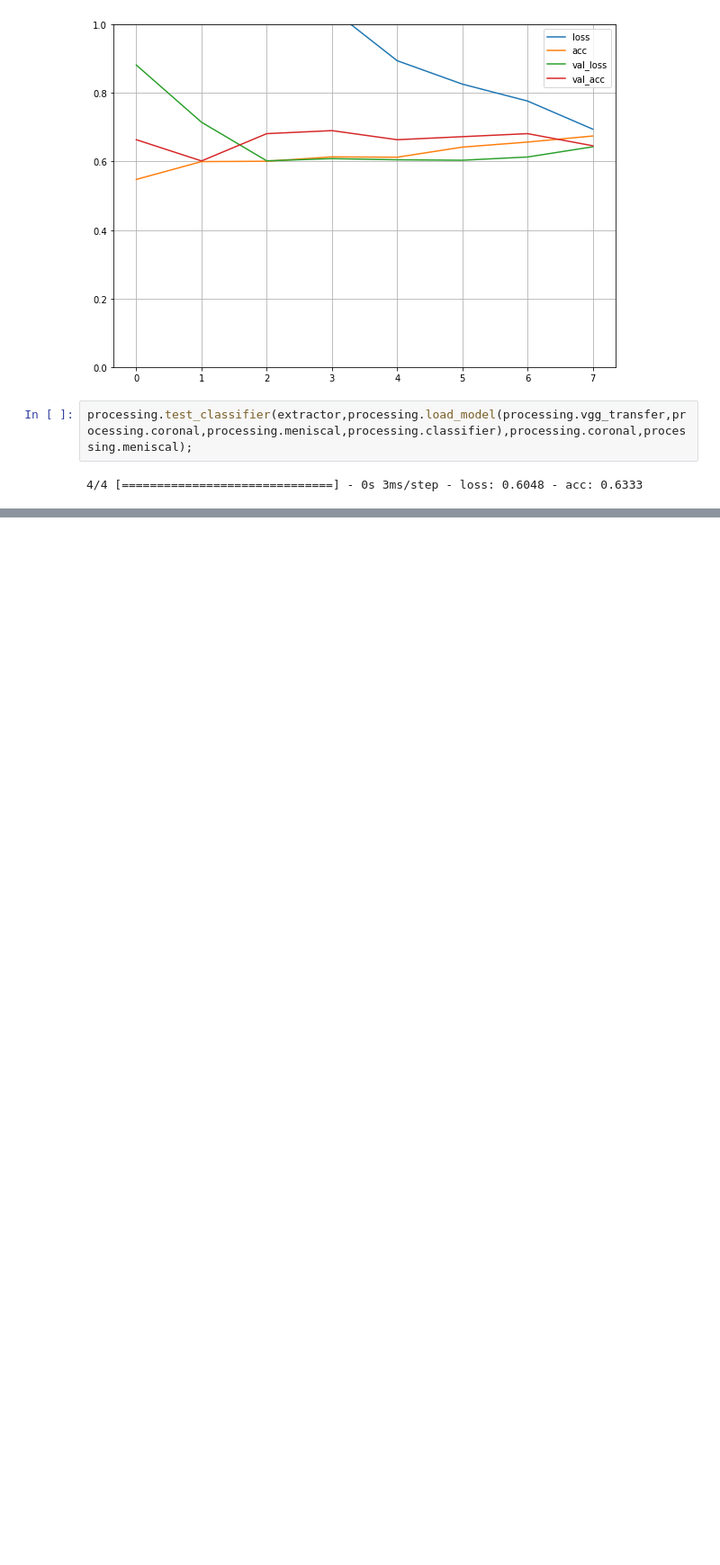
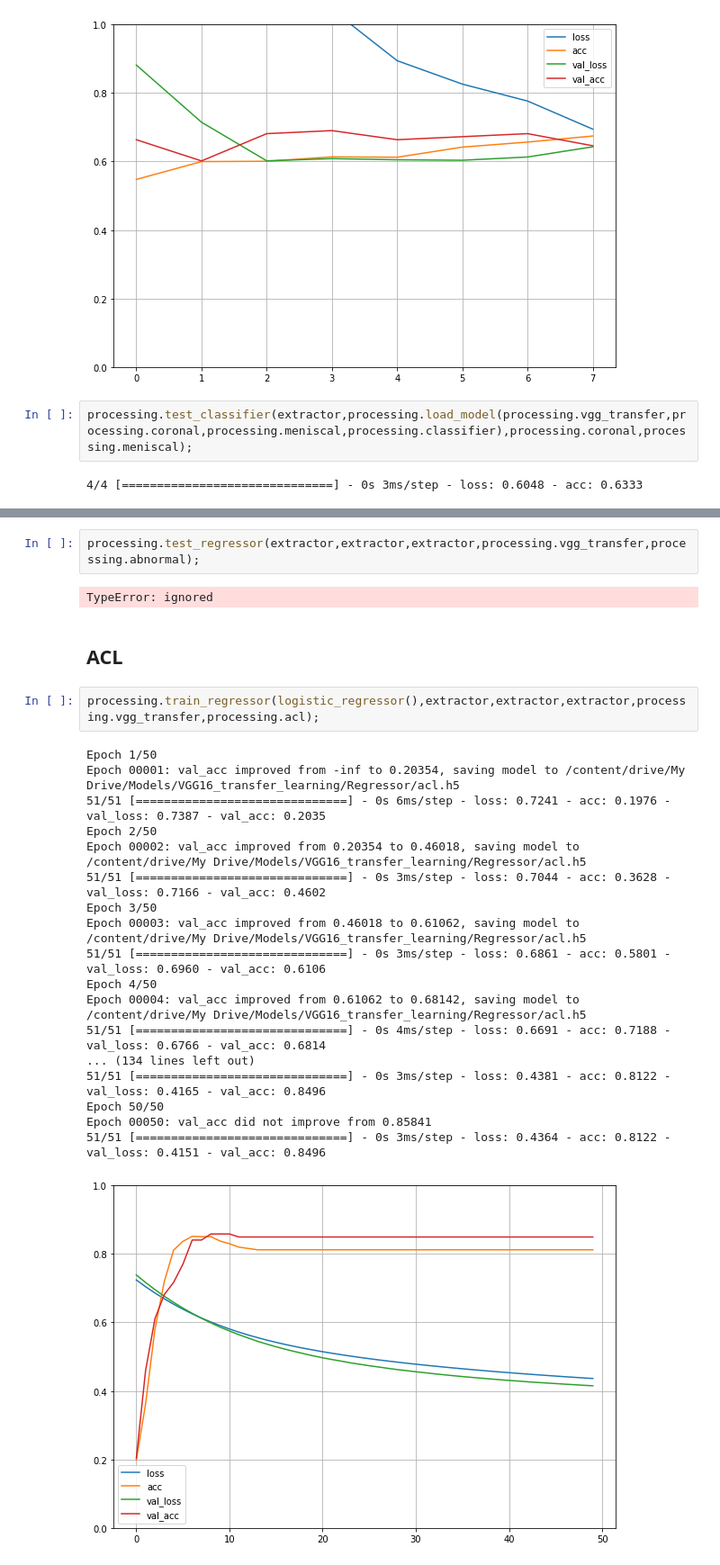
Before and after one commit to Jamaleldin/MRNET-for-Knee-Diagnosis, a Jupyter notebook: Vgg_transfer_learning.ipynb, the cells around one changed output, grey strips where cells are left out. Shown at 90% size. Saved outputs shown, nothing was run; the diff lists cells and outputs as text; blank space fills up the shorter version.

```diff
--- a/Vgg_transfer_learning.ipynb
+++ b/Vgg_transfer_learning.ipynb
@@ -873,0 +924,27 @@ processing.test_classifier(extractor,processing.load_model(processing.vgg_transf
+# %%
+processing.test_regressor(extractor,extractor,extractor,processing.vgg_transfer,processing.abnormal);
+# %% [output]
+TypeError: ignored
+# %% [markdown]
+## **ACL**
+# %%
+processing.train_regressor(logistic_regressor(),extractor,extractor,extractor,processing.vgg_transfer,processing.acl);
+# %% [output]
+Epoch 1/50
+Epoch 00001: val_acc improved from -inf to 0.20354, saving model to /content/drive/My Drive/Models/VGG16_transfer_learning/Regressor/acl.h5
+51/51 [==============================] - 0s 6ms/step - loss: 0.7241 - acc: 0.1976 - val_loss: 0.7387 - val_acc: 0.2035
+Epoch 2/50
+Epoch 00002: val_acc improved from 0.20354 to 0.46018, saving model to /content/drive/My Drive/Models/VGG16_transfer_learning/Regressor/acl.h5
+51/51 [==============================] - 0s 3ms/step - loss: 0.7044 - acc: 0.3628 - val_loss: 0.7166 - val_acc: 0.4602
+Epoch 3/50
+Epoch 00003: val_acc improved from 0.46018 to 0.61062, saving model to /content/drive/My Drive/Models/VGG16_transfer_learning/Regressor/acl.h5
+51/51 [==============================] - 0s 3ms/step - loss: 0.6861 - acc: 0.5801 - val_loss: 0.6960 - val_acc: 0.6106
+Epoch 4/50
+Epoch 00004: val_acc improved from 0.61062 to 0.68142, saving model to /content/drive/My Drive/Models/VGG16_transfer_learning/Regressor/acl.h5
+51/51 [==============================] - 0s 4ms/step - loss: 0.6691 - acc: 0.7188 - val_loss: 0.6766 - val_acc: 0.6814
+... (134 lines left out)
+51/51 [==============================] - 0s 3ms/step - loss: 0.4381 - acc: 0.8122 - val_loss: 0.4165 - val_acc: 0.8496
+Epoch 50/50
+Epoch 00050: val_acc did not improve from 0.85841
+51/51 [==============================] - 0s 3ms/step - loss: 0.4364 - acc: 0.8122 - val_loss: 0.4151 - val_acc: 0.8496
+[figure, added]
```
Also changed, not shown: parts of 18 cells of this notebook.
